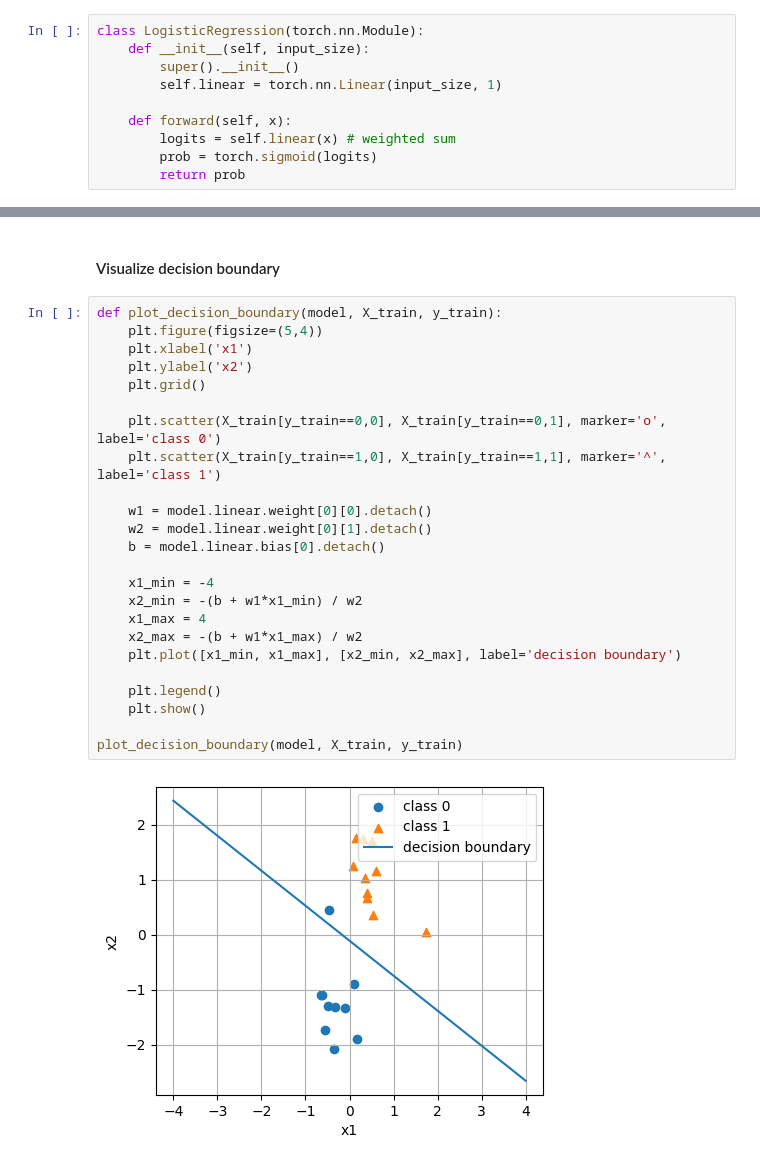
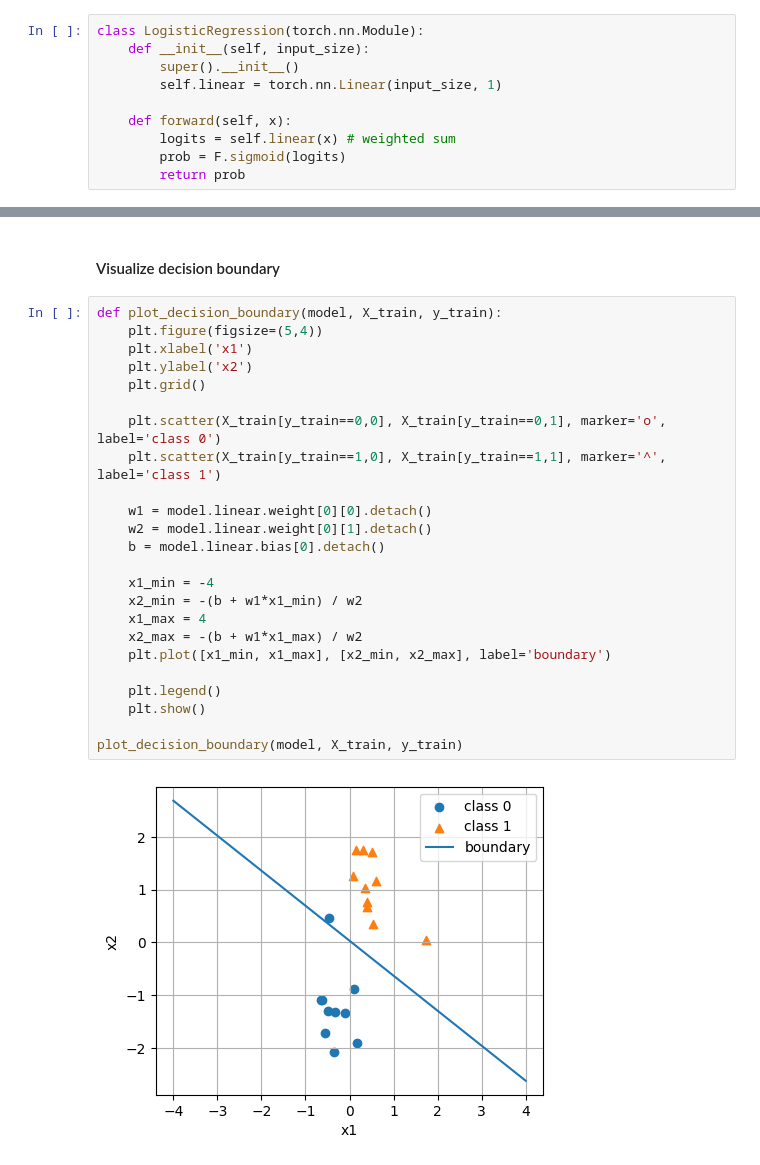
Before and after one commit to minhtucs/deeplearning-fundamental, a Jupyter notebook: 3.6-train-logistic-regression-in-pytorch.ipynb, the cells around one changed output, grey strips where cells are left out. Cells and saved outputs as stored; diff of their text form.

```diff
--- a/3.6-train-logistic-regression-in-pytorch.ipynb
+++ b/3.6-train-logistic-regression-in-pytorch.ipynb
@@ -89,7 +89,7 @@ class LogisticRegression(torch.nn.Module):
 
     def forward(self, x):
         logits = self.linear(x) # weighted sum
-        prob = torch.sigmoid(logits)
+        prob = F.sigmoid(logits)
         return prob
 # %%
 model = LogisticRegression(2)
@@ -173,26 +174,26 @@ Accuracy = 95.0%
 # %%
 def plot_decision_boundary(model, X_train, y_train):
     plt.figure(figsize=(5,4))
     plt.xlabel('x1')
     plt.ylabel('x2')
     plt.grid()
 
     plt.scatter(X_train[y_train==0,0], X_train[y_train==0,1], marker='o', label='class 0')
     plt.scatter(X_train[y_train==1,0], X_train[y_train==1,1], marker='^', label='class 1')
 
     w1 = model.linear.weight[0][0].detach()
     w2 = model.linear.weight[0][1].detach()
     b = model.linear.bias[0].detach()
 
     x1_min = -4
     x2_min = -(b + w1*x1_min) / w2
     x1_max = 4
     x2_max = -(b + w1*x1_max) / w2
-    plt.plot([x1_min, x1_max], [x2_min, x2_max], label='decision boundary')
+    plt.plot([x1_min, x1_max], [x2_min, x2_max], label='boundary')
 
     plt.legend()
     plt.show()
 
 plot_decision_boundary(model, X_train, y_train)
 # %% [output]
-[figure, old version]
+[figure, new version]
```
Also changed, not shown: parts of 3 cells of this notebook, 2 other files.
